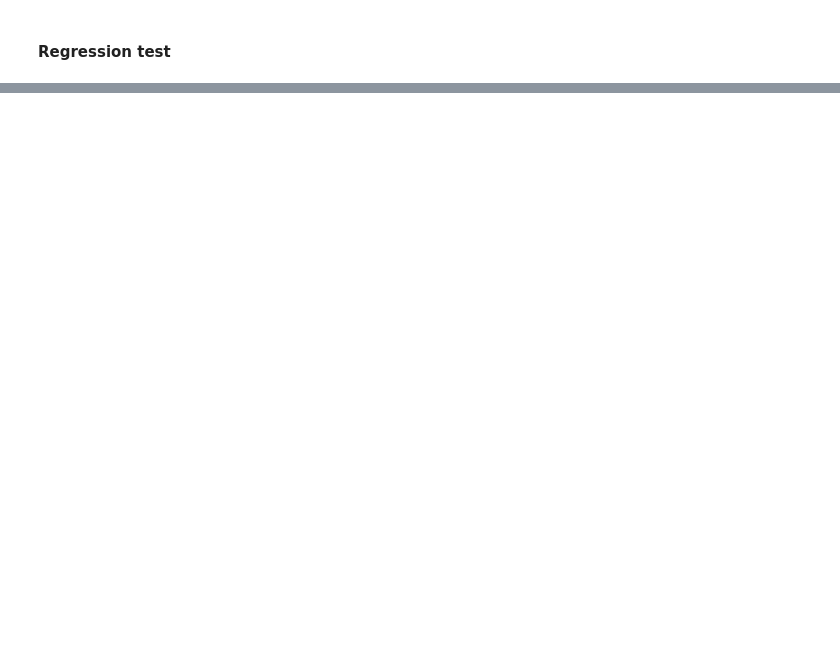
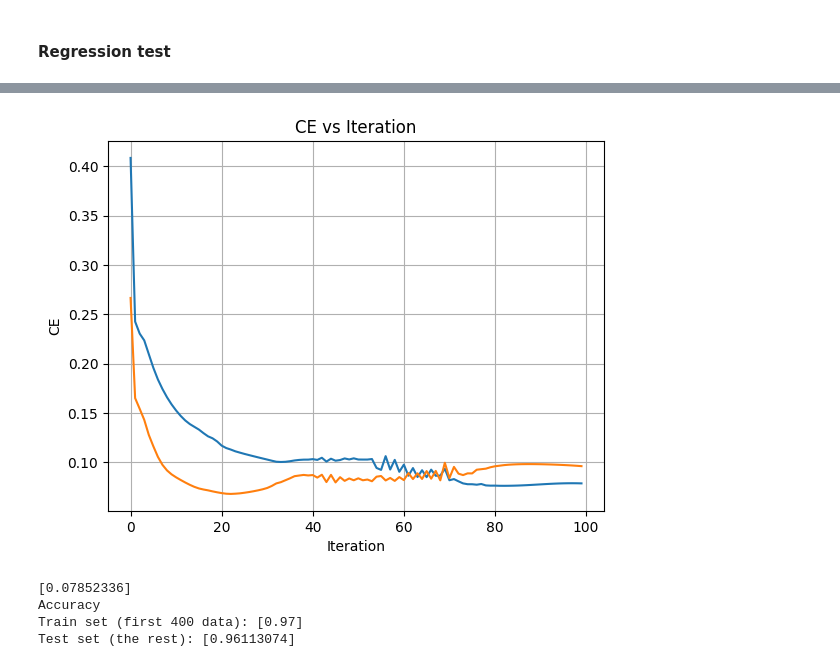
Before and after one commit to psamtam/MLiSP1_MLModel_from_scratch, a Jupyter notebook: main.ipynb, the cells around one changed output, grey strips where cells are left out. Cells and saved outputs as stored; diff of their text form; code cells hidden in the pictures; blank space fills up the shorter version.

```diff
--- a/main.ipynb
+++ b/main.ipynb
@@ -256,0 +332,31 @@ Input: [3 6 7 8 8] Expected output: 104 prediction: [87.69520356]
+# %%
+model = Model("cross_entropy")
+model.add(Layer(9, 20, "sigmoid"))
+model.add(Layer(20, 1, "sigmoid"))
+
+ce_list = []
+ce_test = []
+
+for epoch in range(100):
+  model.train_one_cycle(X.values[:400], y.values[:400], learning_rate=0.7, batch_size=20)
+  ce = model.cross_entropy(X.values[:400], y.values[:400])
+  ce_list.append(ce)
+  ce_test.append(model.cross_entropy(X.values[400:], y.values[400:]))
+
+plt.plot(ce_list)
+plt.plot(ce_test)
+plt.xlabel("Iteration")
+plt.ylabel("CE")
+plt.title("CE vs Iteration")
+plt.grid(True)
+plt.show()
+print(ce_list[-1])
+print("Accuracy")
+print(f"Train set (first 400 data): {model.accuracy(X.values[:400], y.values[:400])}")
+print(f"Test set (the rest): {model.accuracy(X.values[400:], y.values[400:])}")
+# %% [output]
+[figure, added]
+[0.07852336]
+Accuracy
+Train set (first 400 data): [0.97]
+Test set (the rest): [0.96113074]
```
Also changed, not shown: parts of 5 cells of this notebook.
